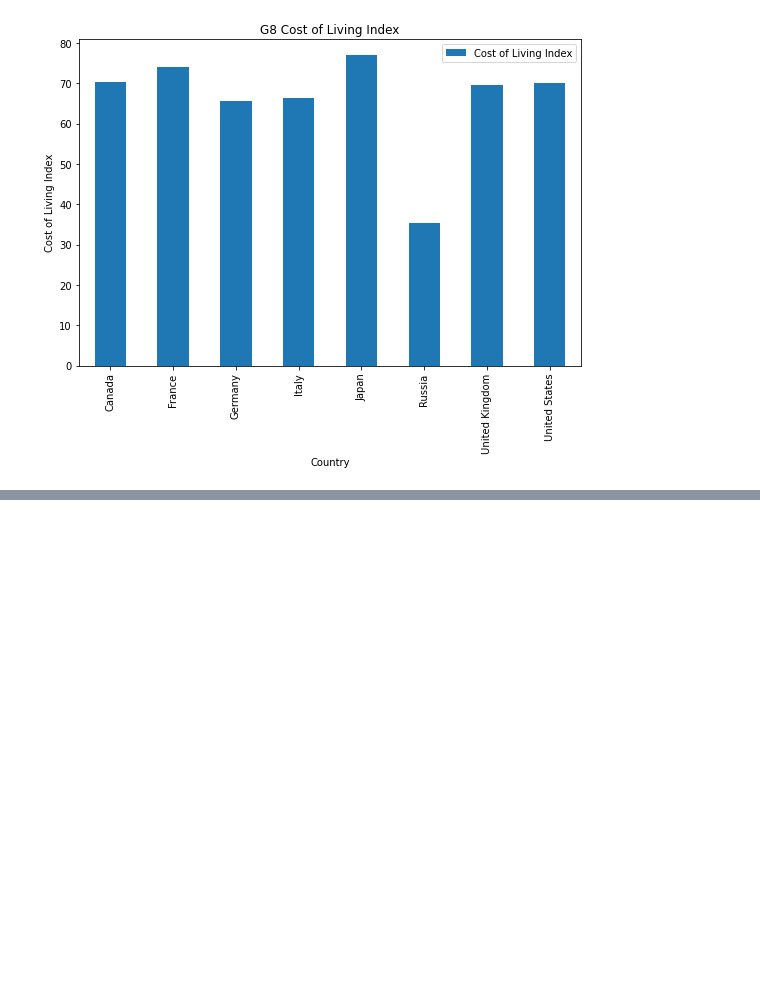
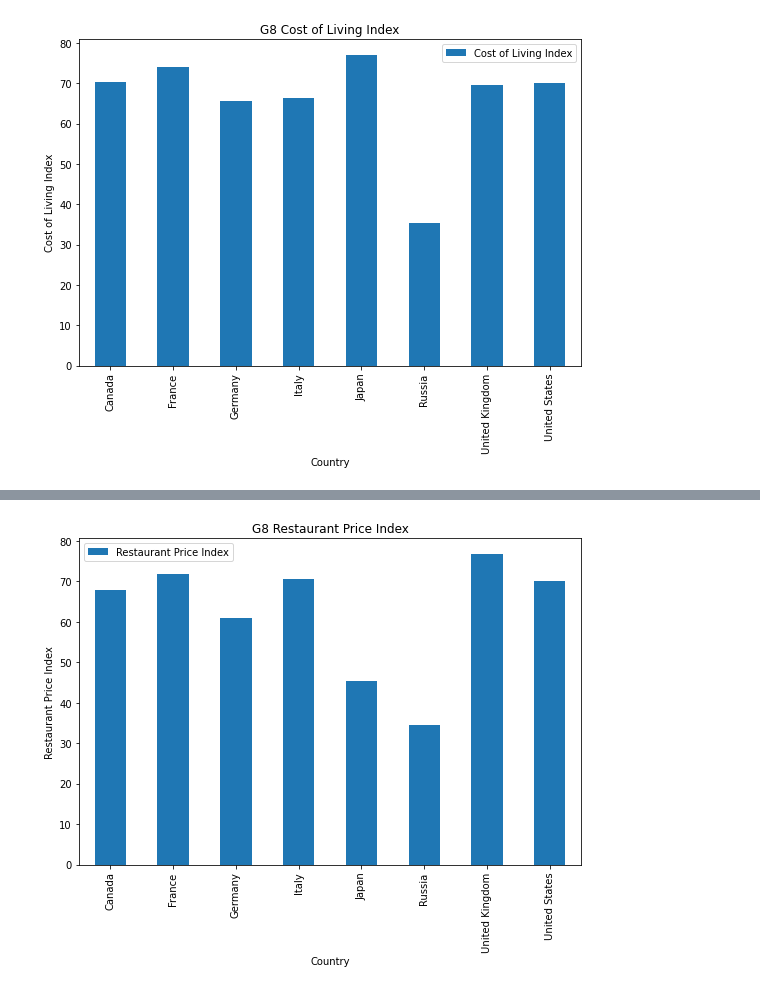
Before and after one commit to SNNandhini/Cost-of-Living-Analysis, a Jupyter notebook: Cost_Of_Living_Data_Frame.ipynb, the cells around one changed output, grey strips where cells are left out. Cells and saved outputs as stored; diff of their text form; code cells hidden in the pictures; blank space fills up the shorter version.

```diff
--- a/Cost_Of_Living_Data_Frame.ipynb
+++ b/Cost_Of_Living_Data_Frame.ipynb
@@ -217,0 +234,8 @@ plt.show()
+# %%
+plot = df_g8.plot.bar(figsize=(9,6), x="Country", y="Restaurant Price Index")
+plt.title("G8 Restaurant Price Index")
+plt.xlabel("Country")
+plt.ylabel("Restaurant Price Index")
+plt.show()
+# %% [output]
+[figure, added]
```
Also changed, not shown: parts of 12 cells of this notebook.
